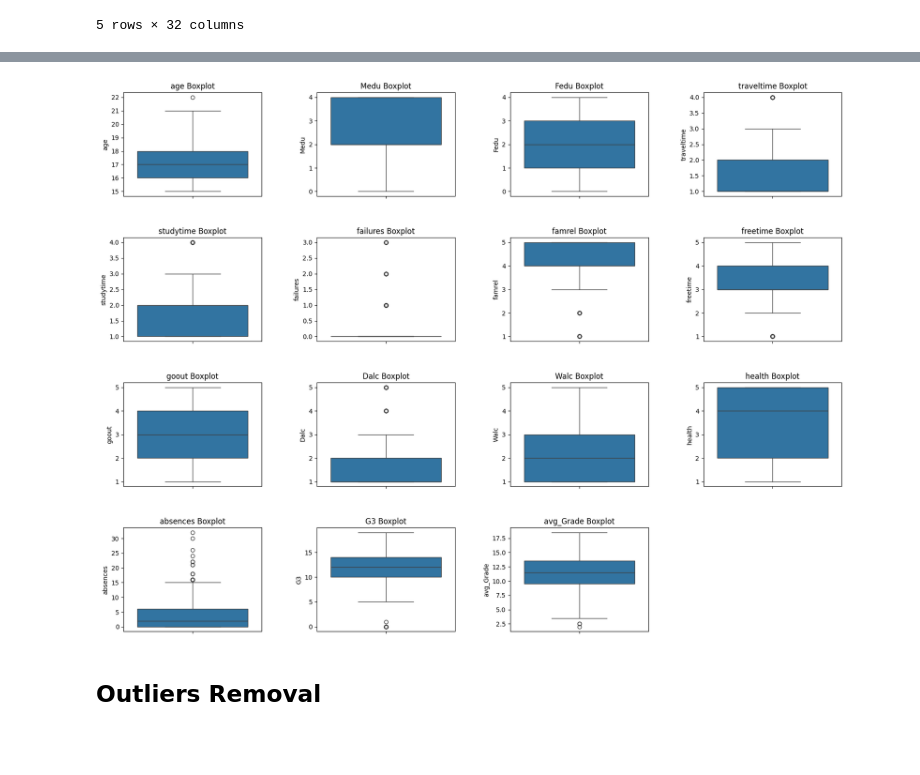
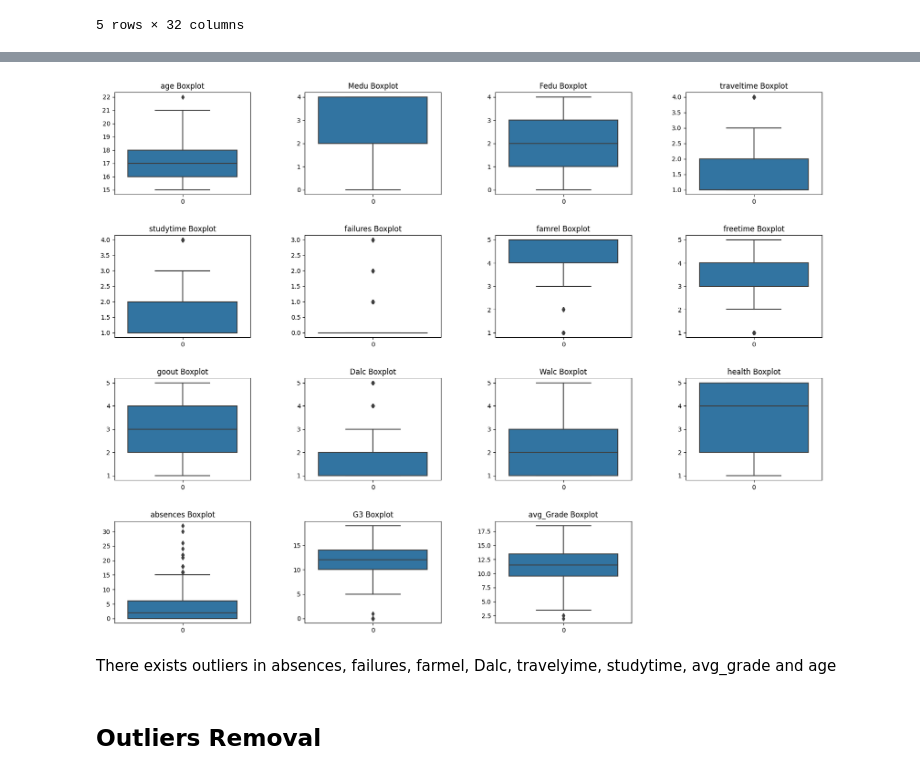
Before and after one commit to mohammed-alaa40123/Exploring-Factors-Influencing-Student-Success, a Jupyter notebook: EDA.ipynb, the cells around one changed output, grey strips where cells are left out. Drawn from its saved outputs; the diff is of its cells as text; code cells hidden in the pictures; blank space fills up the shorter version.

```diff
--- a/EDA.ipynb
+++ b/EDA.ipynb
@@ -146,7 +150,7 @@ df.head()
 | 4 | GP | F | 16 | U | GT3 | T | 3 | 3 | other | other | ... | ... |
 5 rows × 32 columns
 # %%
-numerical_columns = df.select_dtypes(include=['int64']).columns
+numerical_columns = df.select_dtypes(include=['int64','Float64']).columns
 numerical_columns
 # %% [output]
 Index(['age', 'Medu', 'Fedu', 'traveltime', 'studytime', 'failures', 'famrel',
@@ -160,8 +167,11 @@ for i in range(len(numerical_columns)):
     plt.subplots_adjust(left=0.1, bottom=0.1, right=0.9, top=0.7, wspace=0.4, hspace=0.4)
     plt.subplot(4, 4, i + 1)
     plt.title(f"{numerical_columns[i]} Distribution",
-              fontdict={'fontsize': 20, 'fontweight': 'bold', 'fontfamily': 'oxygen'})
+              fontdict={'fontsize': 20, 'fontweight': 'bold'})
     sns.histplot(df[numerical_columns[i]], bins='rice', kde=True)  # Use square root estimator
+    plt.tight_layout()
+
+    plt.savefig('Features_Distributions.png')
 
 plt.show()
 # %% [output]
@@ -183,2 +178,0 @@ sns.pairplot(df,x_vars=cols,y_vars=["G3"])
-# %%
-numerical_columns = df.select_dtypes(include=['int64', 'float64'])
@@ -184,0 +181,6 @@ numerical_columns = df.select_dtypes(include=['int64', 'float64'])
+# %%
+
+cols = list(df.columns)
+cols.remove('G3')
+for i in range(3,len(cols),3):
+    sns.pairplot(df,x_vars=cols[i-3:i],y_vars=["G3"])
@@ -185,17 +198,19 @@ numerical_columns = df.select_dtypes(include=['int64', 'float64'])
 # %%
-numerical_columns_list = df.select_dtypes(include=['int64', 'float64']).columns
+numerical_columns_list = numerical_columns
 
 fig = plt.figure(figsize=(20, 20))
 
 for i in range(len(numerical_columns_list)):
     plt.subplots_adjust(left=0.1, bottom=0.1, right=0.9, top=0.7, wspace=0.4, hspace=0.4)
     plt.subplot(4, 4, i + 1)
     plt.title(f"{numerical_columns_list[i]} Boxplot")
     sns.boxplot(df[numerical_columns_list[i]],orient="v")
 
 plt.show()
 # %% [output]
-[figure, old version]
+[figure, new version]
+# %% [markdown]
+There exists outliers in absences, failures, farmel, Dalc, travelyime, studytime, avg_grade and age
 # %% [markdown]
 ## Outliers Removal
 # %%
```
Also changed, not shown: parts of 66 cells of this notebook, 6 other files.
